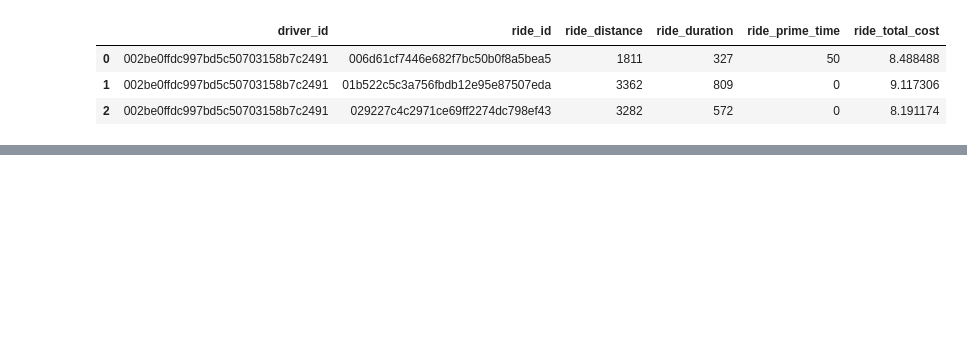
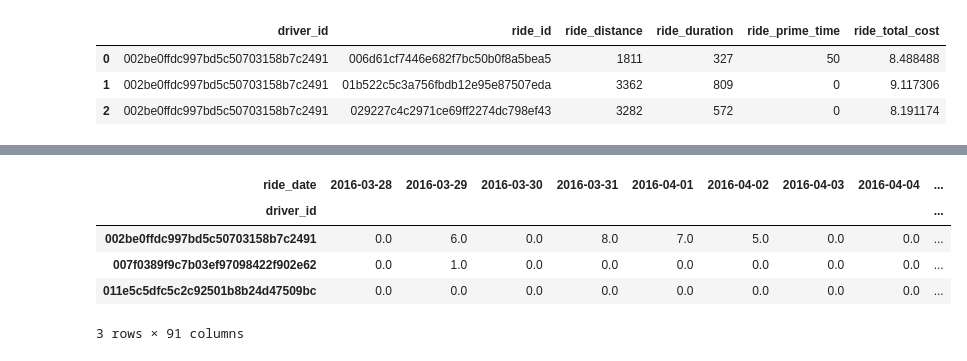
Before and after one commit to tugceturkkal/Data-Projects, a Jupyter notebook: LYFT - Driver Lifetime Value.ipynb, the cells around one changed output, grey strips where cells are left out. Cells and saved outputs as stored; diff of their text form; code cells hidden in the pictures; blank space fills up the shorter version.

Commit message:
Driver Lifetime Value

```diff
--- a/LYFT - Driver Lifetime Value.ipynb
+++ b/LYFT - Driver Lifetime Value.ipynb
@@ -260,0 +312,40 @@ ride_ids.head(3)
+# %%
+# Convert ride distance from meters to kilometers.
+
+ride_data['ride_distance'] = ride_data['ride_distance'] / 1000
+
+# Convert ride duration from seconds to minutes.
+
+ride_data['ride_duration'] = ride_data['ride_duration'] / 60
+# %%
+# It is the time a driver takes to accept a ride once it is requested in minutes.
+
+ride_data['ride_accept_response_time'] = (pd.to_datetime(ride_data['accepted_at']) -
+                                          pd.to_datetime(ride_data['requested_at'])).astype('timedelta64[s]') / 60
+
+# It is the time a driver takes to reach the pickup location once a ride is accepted in minutes.
+
+ride_data['ride_arrival_time'] = (pd.to_datetime(ride_data['picked_up_at']) -
+                                 pd.to_datetime(ride_data['arrived_at'])).astype('timedelta64[s]') / 60
+
+# It is the time a driver waits for the rider once the driver reaches the pickup location in minutes.
+
+ride_data['ride_wait_time'] = (pd.to_datetime(ride_data['picked_up_at']) -
+                              pd.to_datetime(ride_data['arrived_at'])).astype('timedelta64[s]') / 60
+
+# Divide ride distance into 3 categories (short ride, medium ride, long ride) depending on the ride_distance column (KM)
+
+ride_data['ride_length'] = np.where(ride_data['ride_distance'] > ride_data['ride_distance'].quantile(0.33),
+                                   (np.where(ride_data['ride_distance'] < ride_data['ride_distance'].quantile(0.66),
+                                             'med_ride', 'long_ride')),'short_ride')
+
+# Divide ride_time to 3 categories (morning ride, evening ride, night ride) dependant on accepted_at column (time)
+
+ride_data['ride_time'] = np.where(pd.to_datetime(ride_data['accepted_at']).dt.hour > 6,
+                                 (np.where(pd.to_datetime(ride_data['accepted_at']).dt.hour <= 15, 'morning_ride',
+                                         (np.where(pd.to_datetime(ride_data['accepted_at']).dt.hour <= 21,'evening_ride',
+                                                 'night_ride')))),'night_ride')
+
+# Convert accepted_at column to date
+
+ride_data['ride_date'] = pd.to_datetime(ride_data['accepted_at']).dt.date
@@ -260,0 +379,11 @@ ride_ids.head(3)
+# %%
+driver_perday_ridecount = ride_data.pivot_table(index = 'driver_id', columns = 'ride_date', aggfunc = 'size').fillna(0)
+
+driver_perday_ridecount.head(3)
+# %% [output]
+| ride_date | 2016-03-28 | 2016-03-29 | 2016-03-30 | 2016-03-31 | 2016-04-01 | 2016-04-02 | 2016-04-03 | 2016-04-04 | ... |
+| driver_id |  |  |  |  |  |  |  |  | ... |
+| 002be0ffdc997bd5c50703158b7c2491 | 0.0 | 6.0 | 0.0 | 8.0 | 7.0 | 5.0 | 0.0 | 0.0 | ... |
+| 007f0389f9c7b03ef97098422f902e62 | 0.0 | 1.0 | 0.0 | 0.0 | 0.0 | 0.0 | 0.0 | 0.0 | ... |
+| 011e5c5dfc5c2c92501b8b24d47509bc | 0.0 | 0.0 | 0.0 | 0.0 | 0.0 | 0.0 | 0.0 | 0.0 | ... |
+3 rows × 91 columns
```
Also changed, not shown: parts of 12 cells of this notebook.
